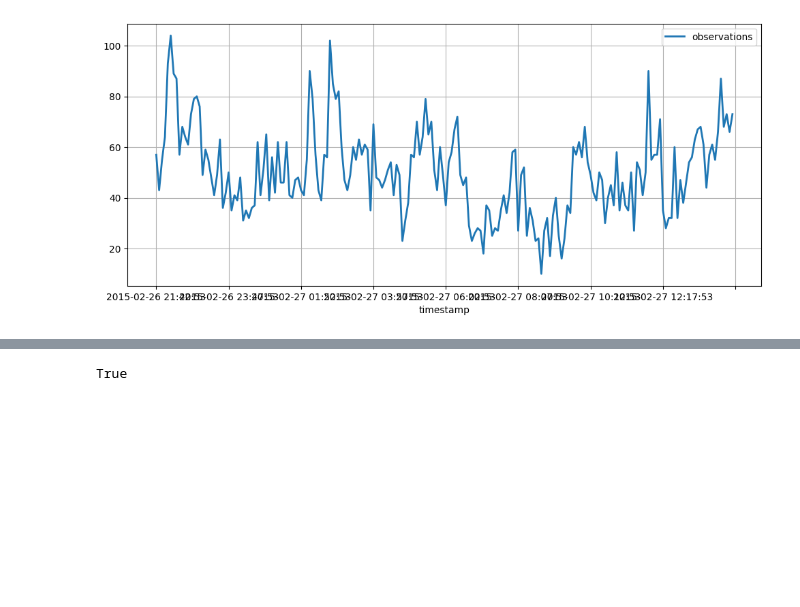
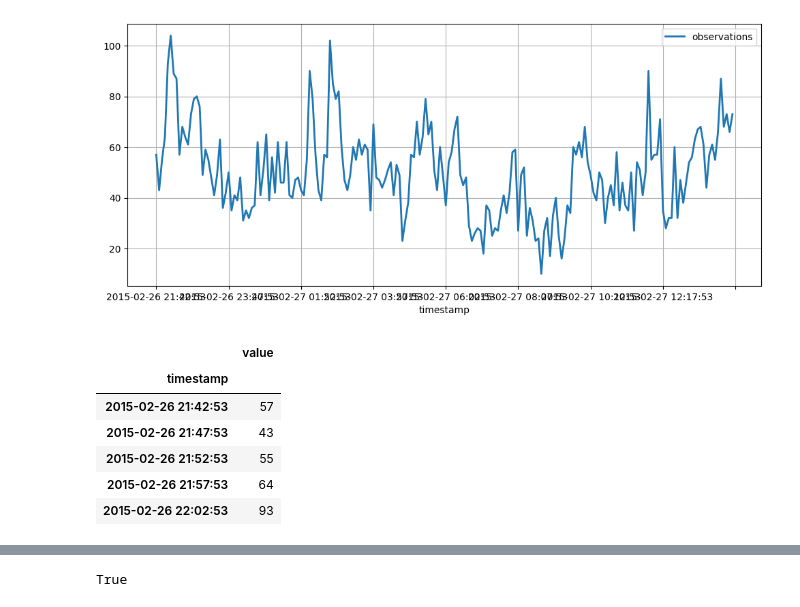
Before and after one commit to lian333/transformer_all, a Jupyter notebook: muti_autoformer.ipynb, the cells around one changed output, grey strips where cells are left out. Saved outputs shown, nothing was run; the diff lists cells and outputs as text; code cells hidden in the pictures; blank space fills up the shorter version.

```diff
--- a/muti_autoformer.ipynb
+++ b/muti_autoformer.ipynb
@@ -10,3 +10,13 @@ plt.legend(["observations"])
 plt.show()
 # %% [output]
 [figure]
+# %%
+df.head()
+# %% [output]
+|  | value |
+| timestamp |  |
+| 2015-02-26 21:42:53 | 57 |
+| 2015-02-26 21:47:53 | 43 |
+| 2015-02-26 21:52:53 | 55 |
+| 2015-02-26 21:57:53 | 64 |
+| 2015-02-26 22:02:53 | 93 |
```
Also changed, not shown: parts of 16 cells of this notebook, 5 other files.
